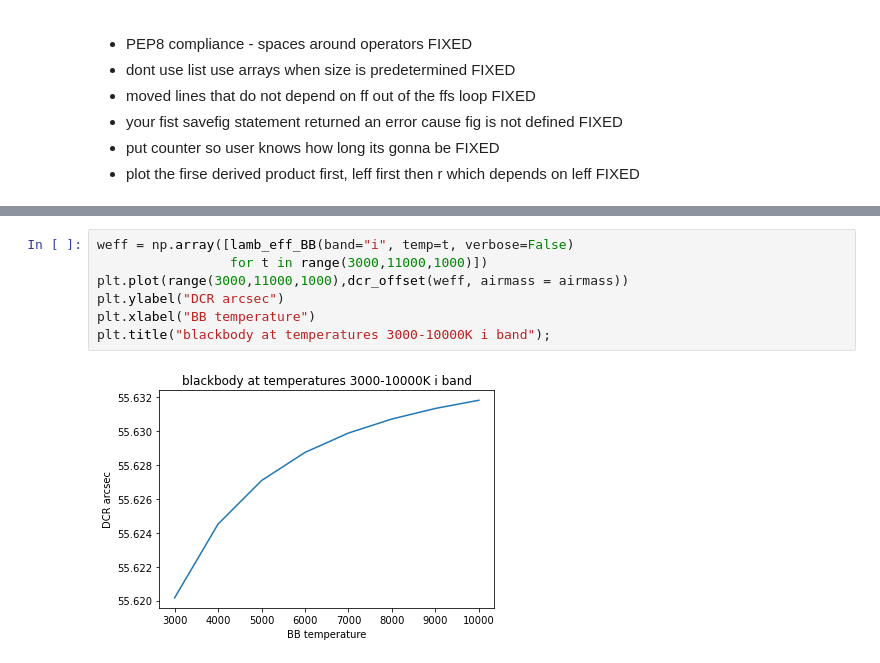
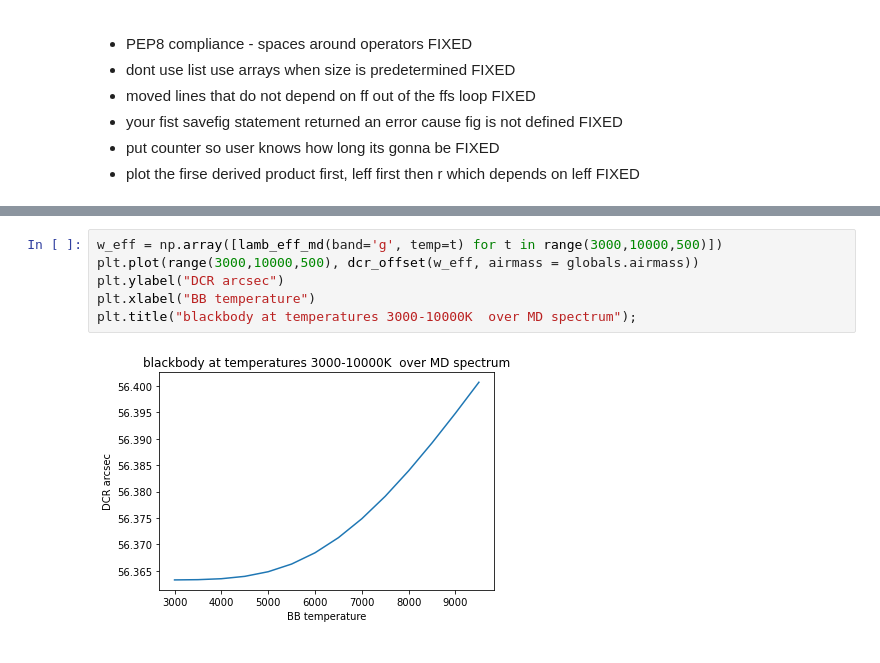
Before and after one commit to RileyWClarke/RAFTS, a Jupyter notebook: testing_nb_RWC.ipynb, the cells around one changed output, grey strips where cells are left out. Drawn from its saved outputs; the diff is of its cells as text.

```diff
--- a/testing_nb_RWC.ipynb
+++ b/testing_nb_RWC.ipynb
@@ -110,9 +167,8 @@ plt.title("blackbody at temperatures 3000-10000K g band");
 # %%
-weff = np.array([lamb_eff_BB(band="i", temp=t, verbose=False)
-                 for t in range(3000,11000,1000)])
-plt.plot(range(3000,11000,1000),dcr_offset(weff, airmass = airmass))
+w_eff = np.array([lamb_eff_md(band='g', temp=t) for t in range(3000,10000,500)])
+plt.plot(range(3000,10000,500), dcr_offset(w_eff, airmass = globals.airmass))
 plt.ylabel("DCR arcsec")
 plt.xlabel("BB temperature")
-plt.title("blackbody at temperatures 3000-10000K i band");
+plt.title("blackbody at temperatures 3000-10000K  over MD spectrum");
 # %% [output]
-[figure, old version]
+[figure, new version]
```
Also changed, not shown: parts of 15 cells of this notebook, 4 other files.
